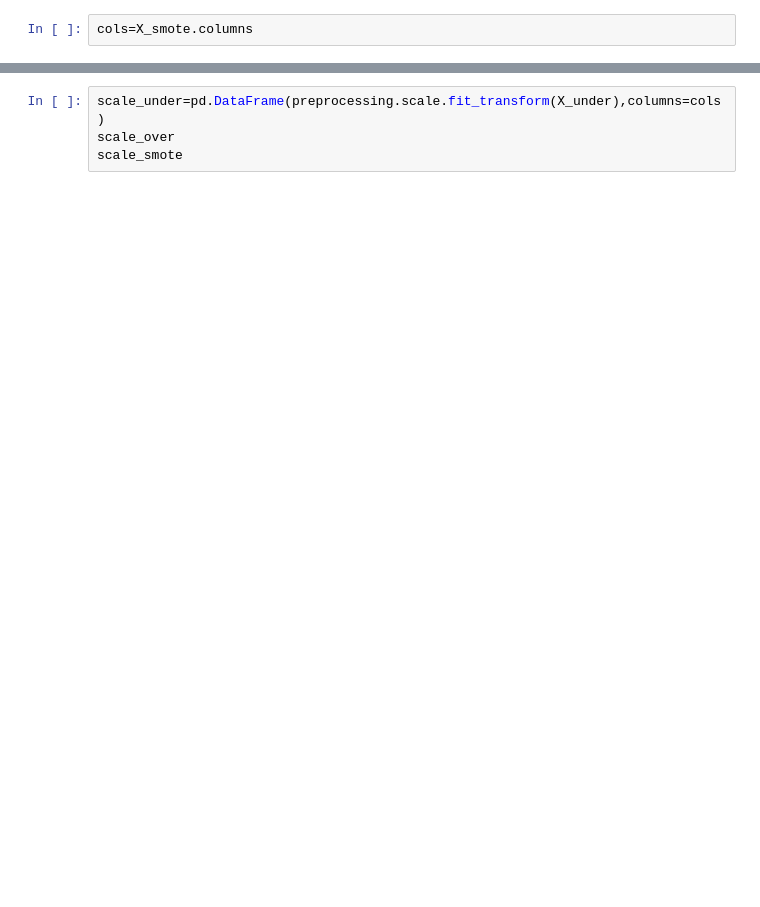
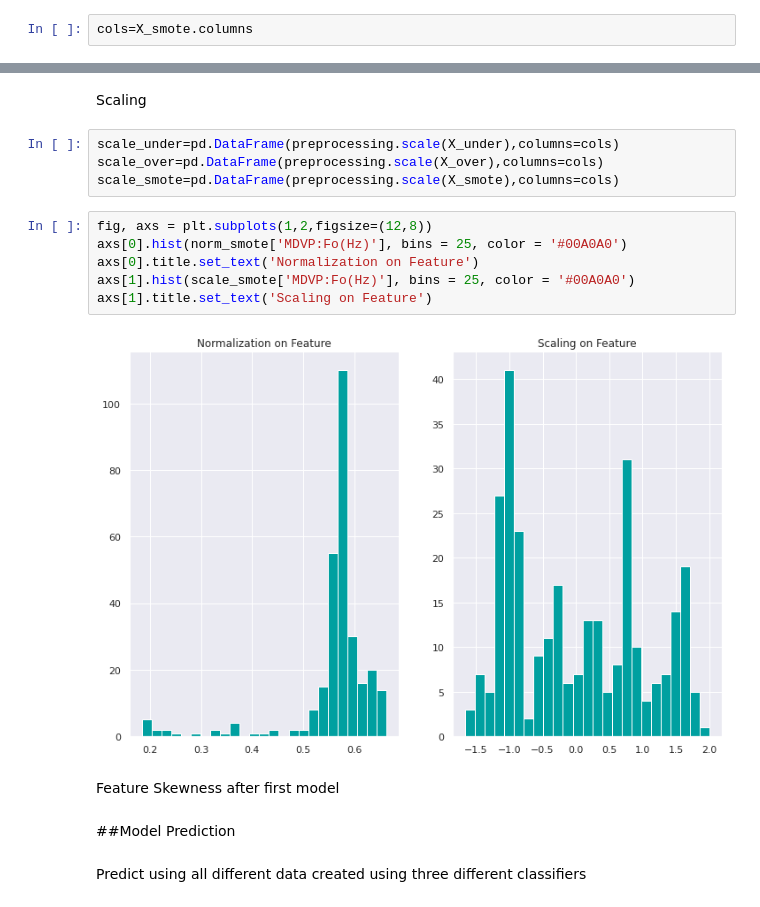
Before and after one commit to Bahaakhalled/Parkinsons-Disease-Classification, a Jupyter notebook: ParkinsonsClassification.ipynb, the cells around one changed output, grey strips where cells are left out. Drawn from its saved outputs; the diff is of its cells as text; blank space fills up the shorter version.

```diff
--- a/ParkinsonsClassification.ipynb
+++ b/ParkinsonsClassification.ipynb
@@ -281,4 +222,20 @@ ValueError: ignored
+# %% [markdown]
+Scaling
 # %%
-scale_under=pd.DataFrame(preprocessing.scale.fit_transform(X_under),columns=cols)
-scale_over
-scale_smote
+scale_under=pd.DataFrame(preprocessing.scale(X_under),columns=cols)
+scale_over=pd.DataFrame(preprocessing.scale(X_over),columns=cols)
+scale_smote=pd.DataFrame(preprocessing.scale(X_smote),columns=cols)
+# %%
+fig, axs = plt.subplots(1,2,figsize=(12,8))
+axs[0].hist(norm_smote['MDVP:Fo(Hz)'], bins = 25, color = '#00A0A0')
+axs[0].title.set_text('Normalization on Feature')
+axs[1].hist(scale_smote['MDVP:Fo(Hz)'], bins = 25, color = '#00A0A0')
+axs[1].title.set_text('Scaling on Feature')
+# %% [output]
+[figure, added]
+# %% [markdown]
+Feature Skewness after first model
+# %% [markdown]
+##Model Prediction
+# %% [markdown]
+Predict using all different data created using three different classifiers
```
Also changed, not shown: parts of 58 cells of this notebook.
